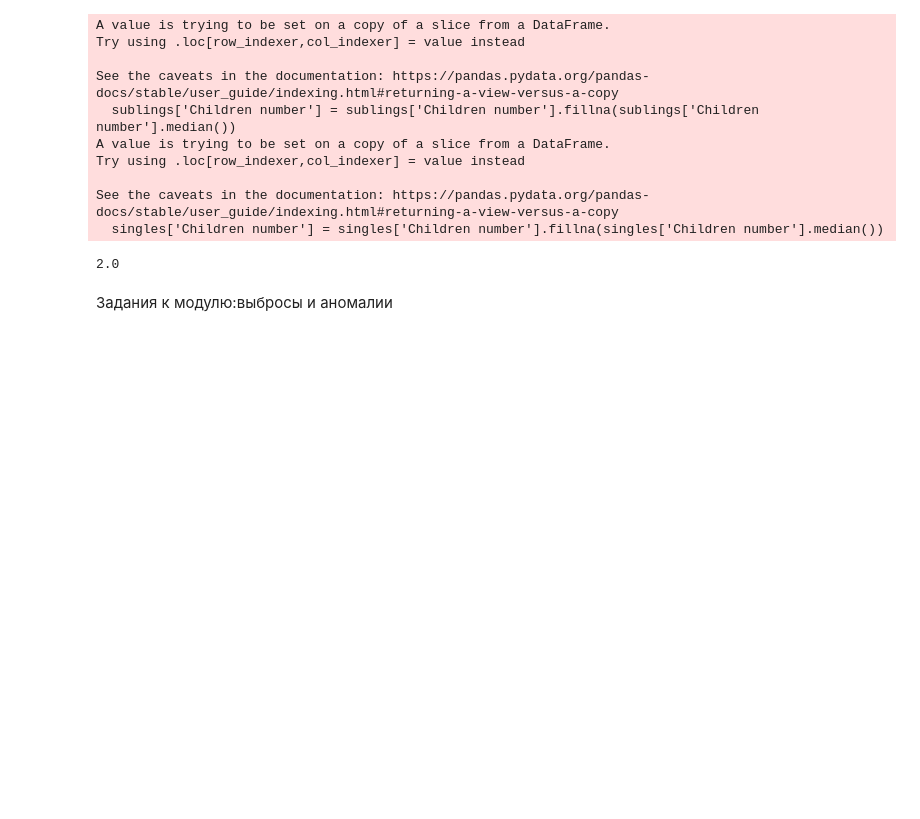
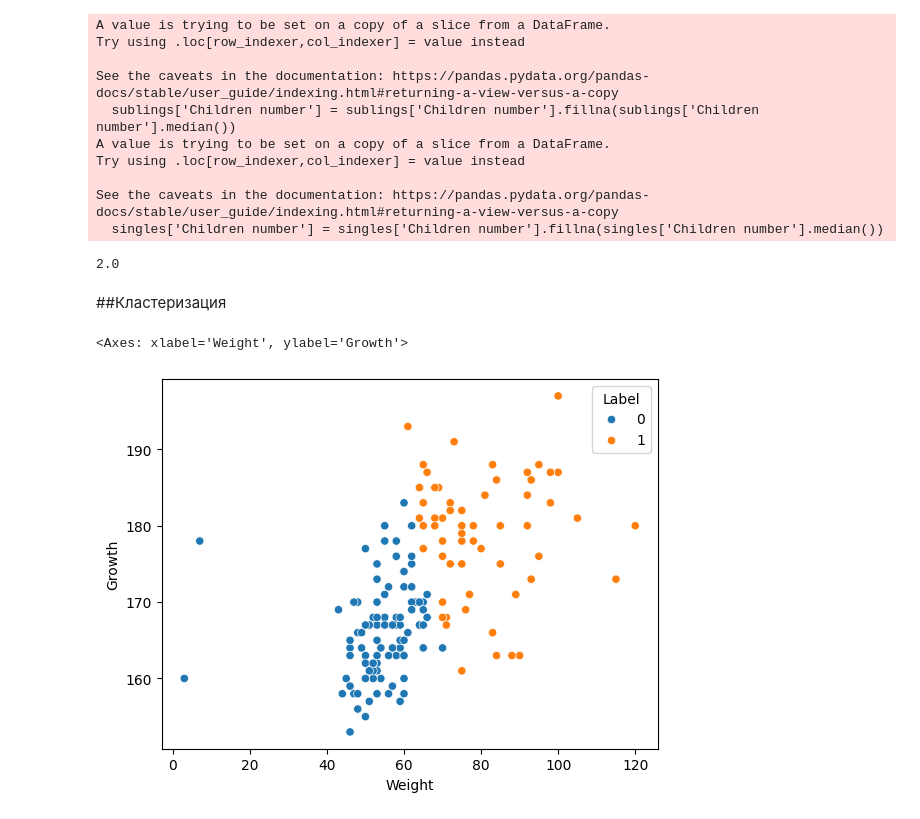
Before and after one commit to pro8mari/code-practice, a Jupyter notebook: Stepik_Artyom_Shevlyakov.ipynb, the cells around one changed output. Saved outputs shown, nothing was run; the diff lists cells and outputs as text; code cells hidden in the pictures; blank space fills up the shorter version.

```diff
--- a/Stepik_Artyom_Shevlyakov.ipynb
+++ b/Stepik_Artyom_Shevlyakov.ipynb
@@ -589,5 +610,18 @@ Try using .loc[row_indexer,col_indexer] = value instead
 See the caveats in the documentation: https://pandas.pydata.org/pandas-docs/stable/user_guide/indexing.html#returning-a-view-versus-a-copy
   singles['Children number'] = singles['Children number'].fillna(singles['Children number'].median())
 2.0
-# %% [markdown]
-Задания к модулю:выбросы и аномалии
+# %% [markdown]
+##Кластеризация
+# %%
+wgs = df[['Weight','Growth','Sex']]
+# %%
+wgs = wgs.dropna()
+# %%
+kmeans = KMeans(n_clusters=2, random_state=0)
+kmeans.fit(wgs[['Weight','Growth']])
+wgs['Label'] = kmeans.labels_
+# %%
+sns.scatterplot(data=wgs, x='Weight', y='Growth', hue='Label')
+# %% [output]
+<Axes: xlabel='Weight', ylabel='Growth'>
+[figure, added]
```
Also changed, not shown: parts of 11 cells of this notebook.
